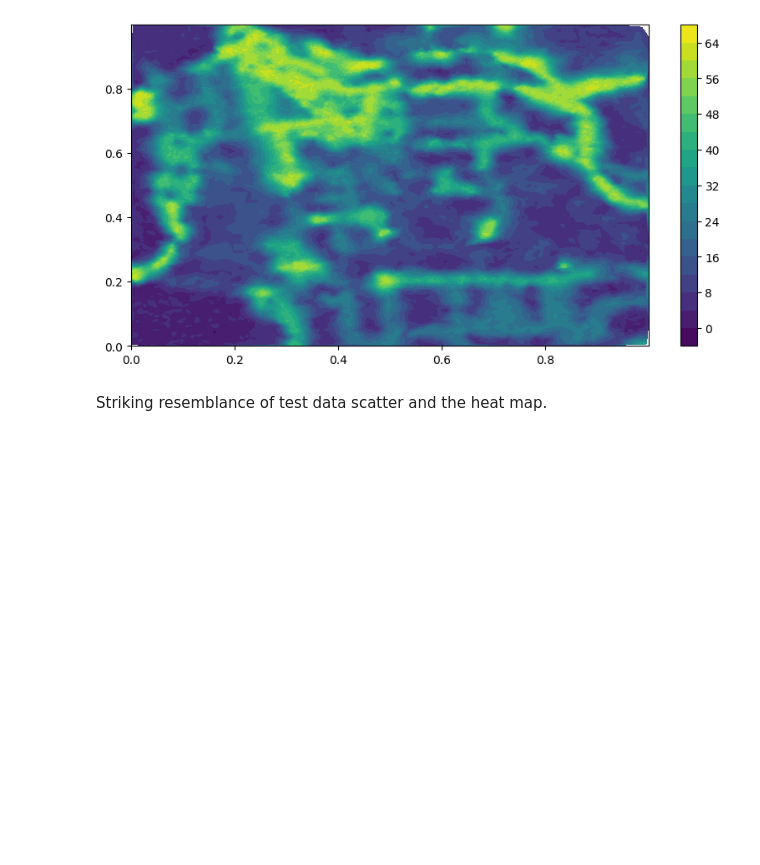
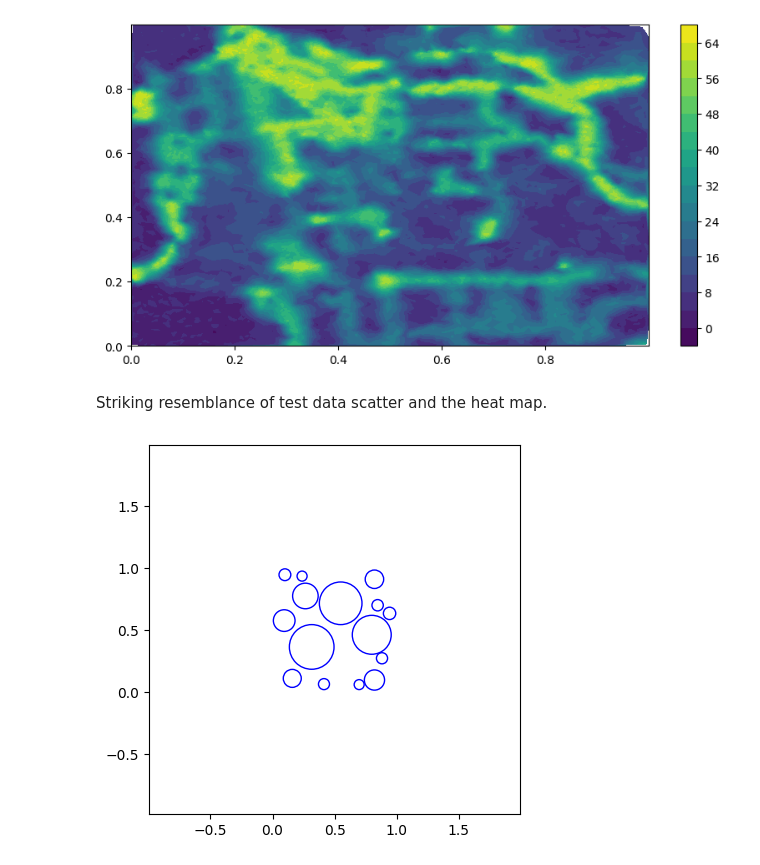
Before and after one commit to Nicolscore99/PAI, a Jupyter notebook: task1_handout_d3d63876/model_selection.ipynb, the cells around one changed output. Drawn from its saved outputs; the diff is of its cells as text; code cells hidden in the pictures; blank space fills up the shorter version.

```diff
--- a/task1_handout_d3d63876/model_selection.ipynb
+++ b/task1_handout_d3d63876/model_selection.ipynb
@@ -42,3 +46,50 @@ plt.show()
 [figure]
 # %% [markdown]
 Striking resemblance of test data scatter and the heat map.
+# %%
+from matplotlib.patches import Circle
+def plot_circles(circle_data):
+    # Create a figure and axis
+    fig, ax = plt.subplots()
+
+    # Iterate through the circle data and plot each circle
+    for circle_info in circle_data:
+        x, y, radius = circle_info
+        circle = Circle((x, y), radius, fill=False, color='blue')
+        ax.add_patch(circle)
+
+    # Set the aspect ratio to be equal
+    ax.set_aspect('equal', adjustable='box')
+
+    # Calculate axis limits based on circle data
+    x_min = np.min(circle_data[:, 0] - circle_data[:, 2])
+    x_max = np.max(circle_data[:, 0] + circle_data[:, 2])
+    y_min = np.min(circle_data[:, 1] - circle_data[:, 2])
+    y_max = np.max(circle_data[:, 1] + circle_data[:, 2])
+
+    # Adjust the axis limits to fit all circles
+    ax.set_xlim(x_min - 1, x_max + 1)
+    ax.set_ylim(y_min - 1, y_max + 1)
+
+    # Display the plot
+    plt.show()
+# %%
+circles = np.array([[0.5488135, 0.71518937, 0.17167342],
+                    [0.79915856, 0.46147936, 0.1567626 ],
+                    [0.26455561, 0.77423369, 0.10298338],
+                    [0.6976312,  0.06022547, 0.04015634],
+                    [0.31542835, 0.36371077, 0.17985623],
+                    [0.15896958, 0.11037514, 0.07244247],
+                    [0.82099323, 0.09710128, 0.08136552],
+                    [0.41426299, 0.0641475,  0.04442035],
+                    [0.09394051, 0.5759465,  0.08729856],
+                    [0.84640867, 0.69947928, 0.04568374],
+                    [0.23789282, 0.934214,   0.04039037],
+                    [0.82076712, 0.90884372, 0.07434012],
+                    [0.09961493, 0.94530153, 0.04755969],
+                    [0.88172021, 0.2724369,  0.04483477],
+                    [0.9425836,  0.6339977,  0.04979664]])
+# %%
+plot_circles(circles)
+# %% [output]
+[figure, added]
```
Also changed, not shown: parts of 2 cells of this notebook, 1 other file.
